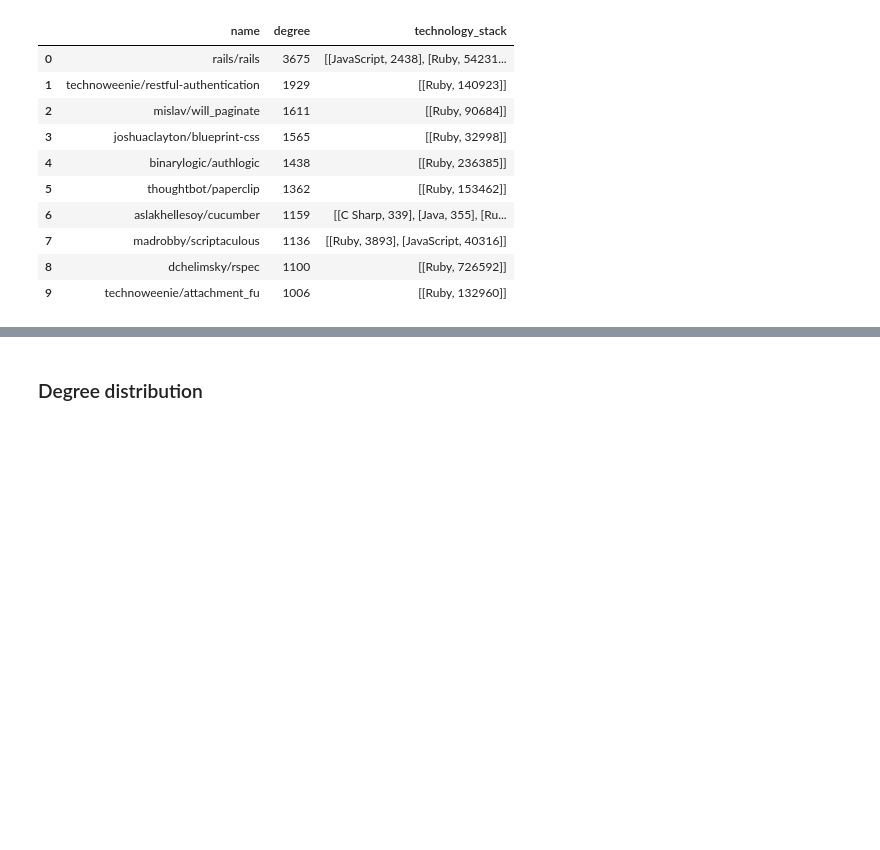
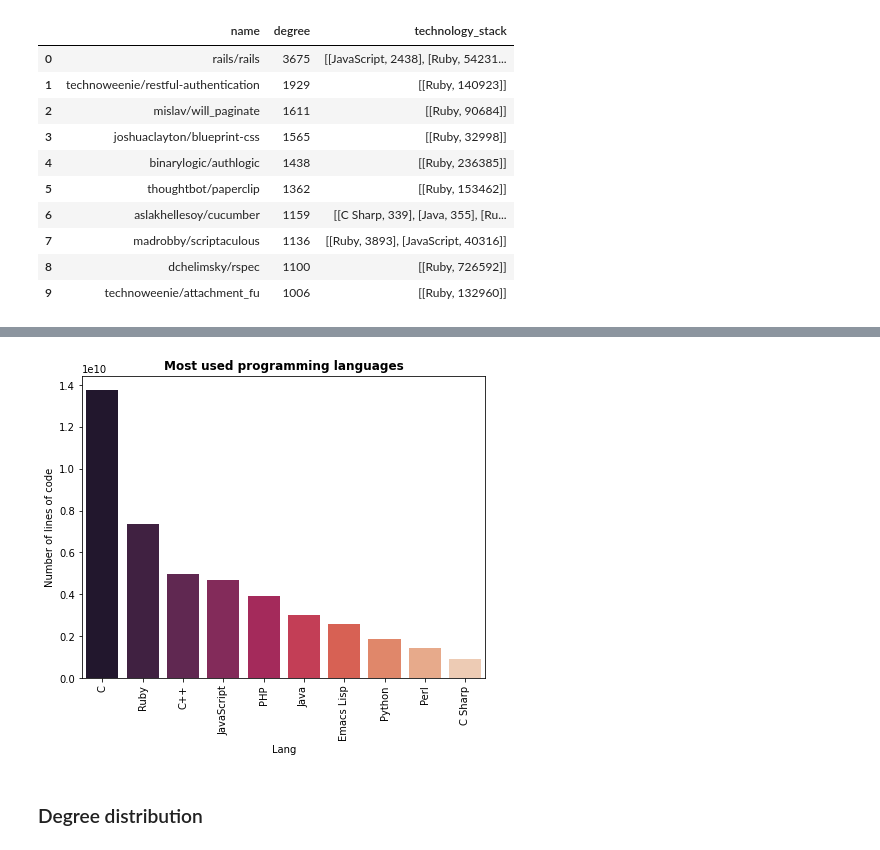
Before and after one commit to lukyrasocha/github-recommendation-system, a Jupyter notebook: main.ipynb, the cells around one changed output, grey strips where cells are left out. Saved outputs shown, nothing was run; the diff lists cells and outputs as text; code cells hidden in the pictures; blank space fills up the shorter version.

```diff
--- a/main.ipynb
+++ b/main.ipynb
@@ -351,3 +371,43 @@ set(G["u54540"])
+# %%
+# Save the usage in dict such that: key is repo_name and value is number of lines of code
+lang_usage = dict()
+
+# Fill lang_usage
+for info in metadata.values():
+    if "languages" in info:
+        for lang_info in info["languages"]:
+            lang_name, n_lines = lang_info
+            if lang_name in lang_usage:
+                lang_usage[lang_name] += int(n_lines)
+            else:
+                lang_usage[lang_name] = int(n_lines)
+# %%
+# Prepare the data for plotting
+# * First fit it to the pd dataframe
+langs = np.array(list(lang_usage.keys())).reshape(-1, 1)
+n_lines = np.array(list(lang_usage.values()), dtype=int).reshape(-1, 1)
+df_lang_usage = pd.DataFrame(np.concatenate((langs, n_lines), axis=1), columns = ["Lang", "# of lines"])
+df_lang_usage['# of lines'] = df_lang_usage['# of lines'].astype('int64')
+
+# * Second sorted by # of lines in descending order (largest first)
+sorteddf = df_lang_usage.sort_values(["# of lines"], axis = 0, ascending=False)
+# %%
+# Setup figure so you can plot inside it
+fig = plt.figure(figsize=(7, 6)) # create figure object with a (width,height)
+ax = fig.add_axes([0.1,0.2,0.8, 0.7]) # left, bottom, width, height (range 0 to 1)
+
+# Plot the data
+sns_plot = sns.barplot(x="Lang", y="# of lines", data=sorteddf[:10], ax=ax, palette="rocket");
+ax.tick_params(axis='x', rotation=90);
+
+# Add axis labels
+ax.set_ylabel('Number of lines of code');
+ax.set_title("Most used programming languages", weight="bold");
+
+# Save plot
+plt.savefig(f"{PATH_TO['data']['figures']}/most_used_lang.jpg")
+# %% [output]
+[figure, added]
 # %% [markdown]
 ### Degree distribution
 # %%
```
Also changed, not shown: parts of 25 cells of this notebook, 1 other file.
